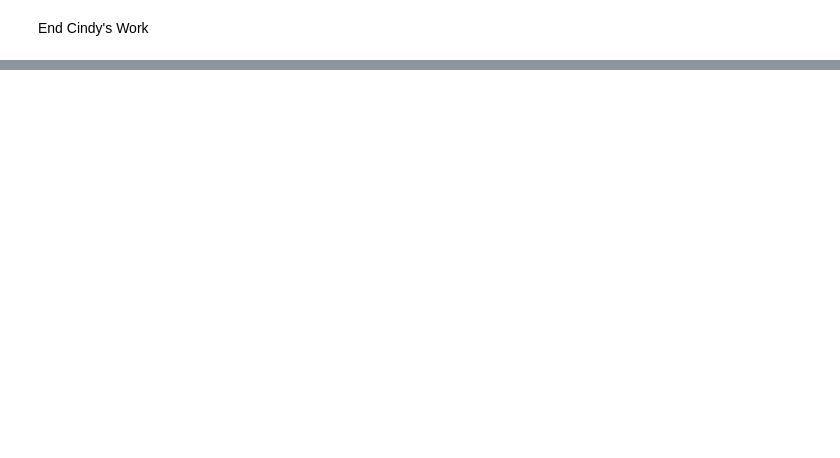
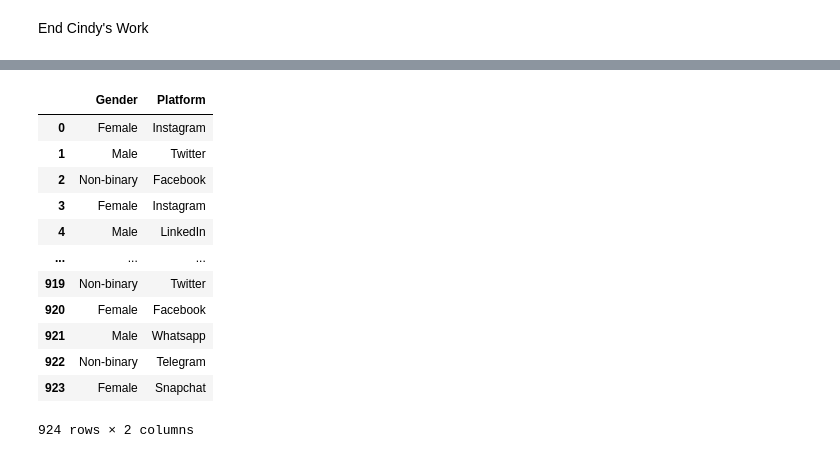
Before and after one commit to cindyd97/Analyzing-Social-Media-And-Emotions, a Jupyter notebook: Final Project/Final_Analysis.ipynb, the cells around one changed output, grey strips where cells are left out. Saved outputs shown, nothing was run; the diff lists cells and outputs as text; code cells hidden in the pictures; blank space fills up the shorter version.

```diff
--- a/Final Project/Final_Analysis.ipynb
+++ b/Final Project/Final_Analysis.ipynb
@@ -22,0 +44,19 @@ End Cindy's Work
+# %%
+# First Analysis gender vs Platform
+
+zln_analysis_1_df= social_data[["Gender", "Platform"]]
+zln_analysis_1_df
+# %% [output]
+|  | Gender | Platform |
+| 0 | Female | Instagram |
+| 1 | Male | Twitter |
+| 2 | Non-binary | Facebook |
+| 3 | Female | Instagram |
+| 4 | Male | LinkedIn |
+| ... | ... | ... |
+| 919 | Non-binary | Twitter |
+| 920 | Female | Facebook |
+| 921 | Male | Whatsapp |
+| 922 | Non-binary | Telegram |
+| 923 | Female | Snapchat |
+924 rows × 2 columns
```
Also changed, not shown: parts of 26 cells of this notebook, 3 other files.
